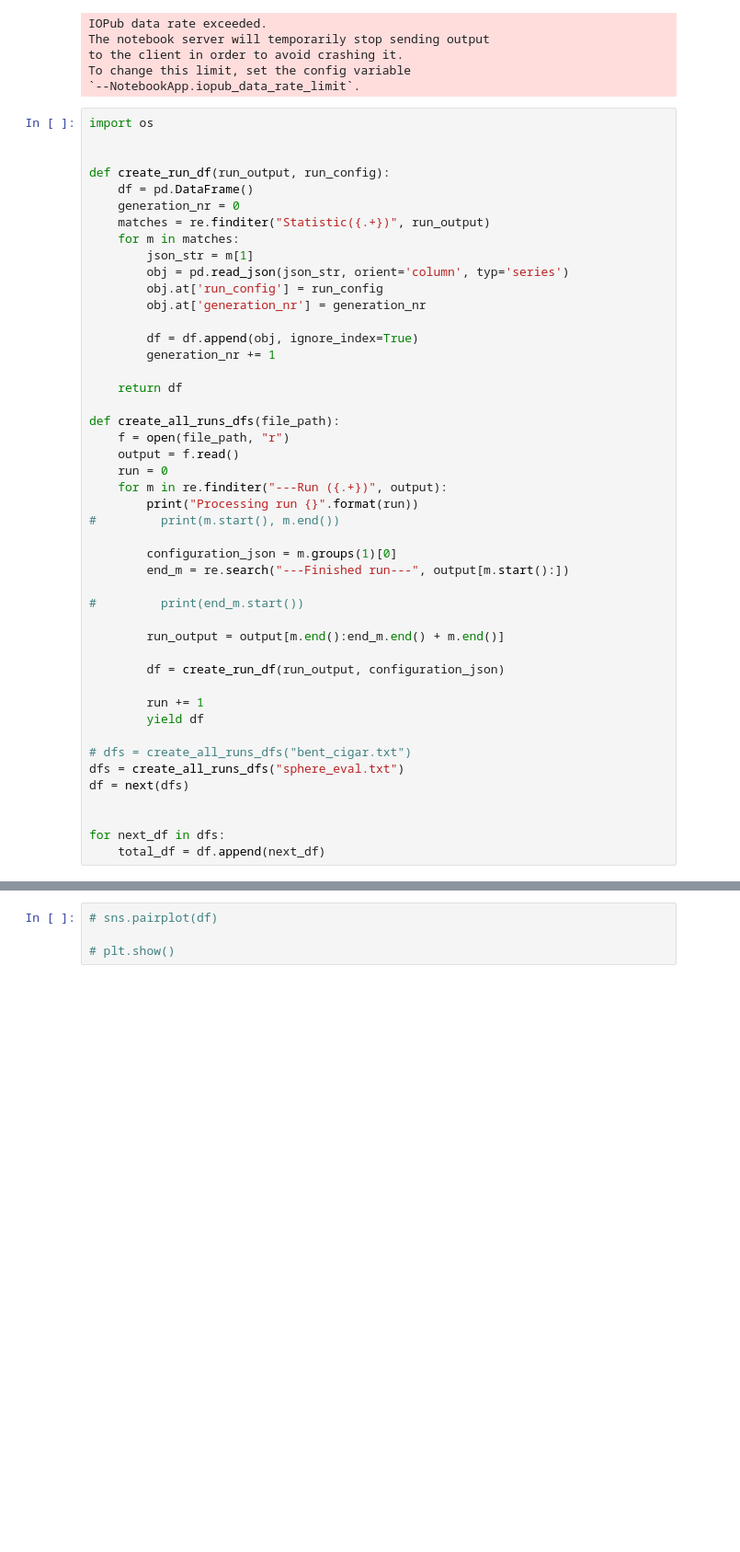
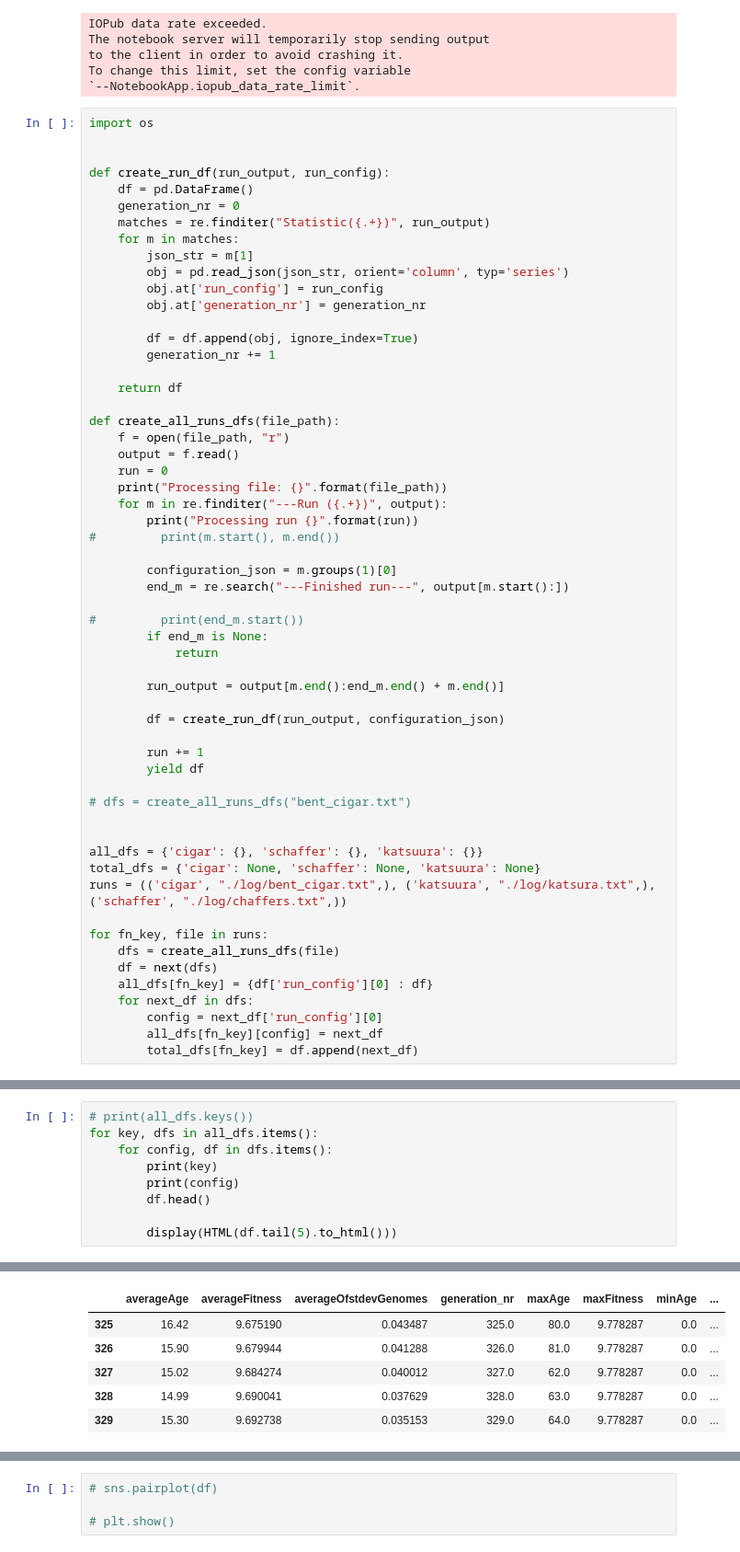
Before and after one commit to deZakelijke/Evolutionary_Computing, a Jupyter notebook: src/algorithm_analysis.ipynb, the cells around one changed output, grey strips where cells are left out. Shown at 92% size. Cells and saved outputs as stored; diff of their text form; blank space fills up the shorter version.

```diff
--- a/src/algorithm_analysis.ipynb
+++ b/src/algorithm_analysis.ipynb
@@ -53,6 +73,7 @@ def create_all_runs_dfs(file_path):
     f = open(file_path, "r")
     output = f.read()
     run = 0
+    print("Processing file: {}".format(file_path))
     for m in re.finditer("---Run ({.+})", output):
         print("Processing run {}".format(run))
 #         print(m.start(), m.end())
@@ -61,6 +82,8 @@ def create_all_runs_dfs(file_path):
         end_m = re.search("---Finished run---", output[m.start():])
 
 #         print(end_m.start())
+        if end_m is None:
+            return
 
         run_output = output[m.end():end_m.end() + m.end()]
 
@@ -70,10 +93,18 @@ def create_all_runs_dfs(file_path):
         yield df
 
 # dfs = create_all_runs_dfs("bent_cigar.txt")
-dfs = create_all_runs_dfs("sphere_eval.txt")
-df = next(dfs)
 
 
-for next_df in dfs:
-    total_df = df.append(next_df)
+all_dfs = {'cigar': {}, 'schaffer': {}, 'katsuura': {}}
+total_dfs = {'cigar': None, 'schaffer': None, 'katsuura': None}
+runs = (('cigar', "./log/bent_cigar.txt",), ('katsuura', "./log/katsura.txt",), ('schaffer', "./log/chaffers.txt",))
+
+for fn_key, file in runs:
+    dfs = create_all_runs_dfs(file)
+    df = next(dfs)
+    all_dfs[fn_key] = {df['run_config'][0] : df}
+    for next_df in dfs:
+        config = next_df['run_config'][0]
+        all_dfs[fn_key][config] = next_df
+        total_dfs[fn_key] = df.append(next_df)
 # %% [output]
@@ -131,0 +173,10 @@ for col in df:
+# %%
+# print(all_dfs.keys())
+for key, dfs in all_dfs.items():
+    for config, df in dfs.items():
+        print(key)
+        print(config)
+        df.head()
+
+        display(HTML(df.tail(5).to_html()))
+# %% [output]
@@ -131,0 +185,6 @@ for col in df:
+|  | averageAge | averageFitness | averageOfstdevGenomes | generation_nr | maxAge | maxFitness | minAge | ... |
+| 325 | 16.42 | 9.675190 | 0.043487 | 325.0 | 80.0 | 9.778287 | 0.0 | ... |
+| 326 | 15.90 | 9.679944 | 0.041288 | 326.0 | 81.0 | 9.778287 | 0.0 | ... |
+| 327 | 15.02 | 9.684274 | 0.040012 | 327.0 | 62.0 | 9.778287 | 0.0 | ... |
+| 328 | 14.99 | 9.690041 | 0.037629 | 328.0 | 63.0 | 9.778287 | 0.0 | ... |
+| 329 | 15.30 | 9.692738 | 0.035153 | 329.0 | 64.0 | 9.778287 | 0.0 | ... |
```
Also changed, not shown: parts of 11 cells of this notebook, 3 other files.
